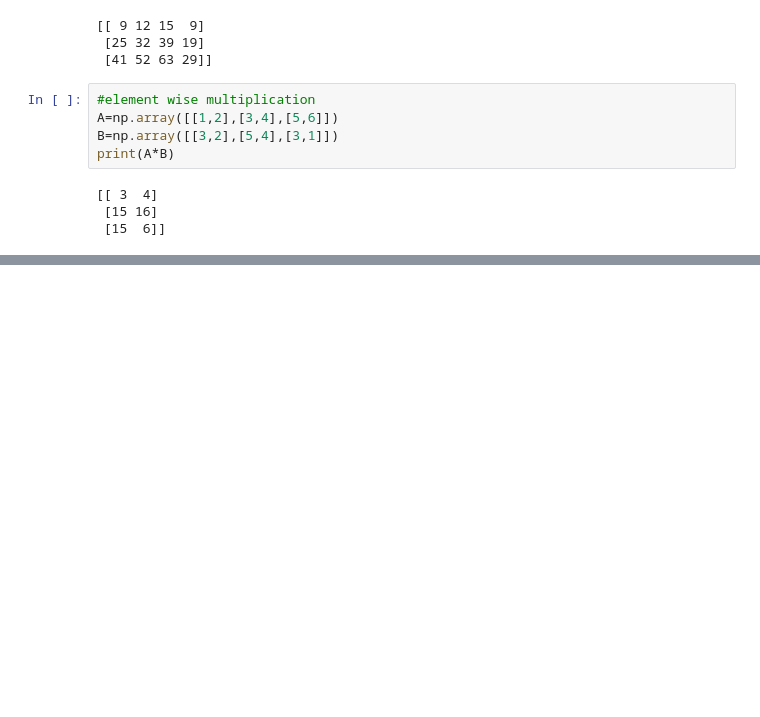
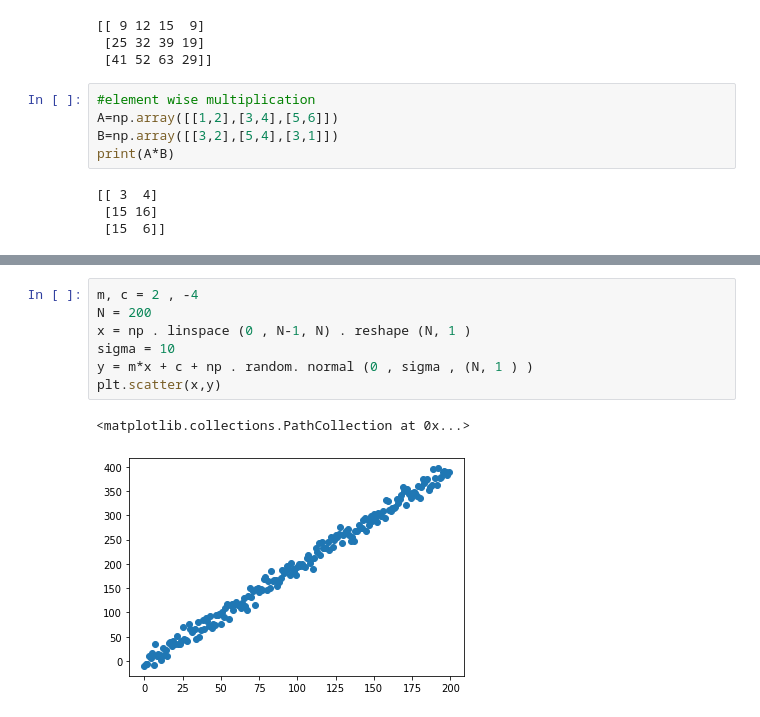
Before and after one commit to sanjith1999/EN2550-Assignments, a Jupyter notebook: Exercises/e1.ipynb, the cells around one changed output, grey strips where cells are left out. Cells and saved outputs as stored; diff of their text form; blank space fills up the shorter version.

```diff
--- a/Exercises/e1.ipynb
+++ b/Exercises/e1.ipynb
@@ -64,0 +131,10 @@ print(rand_array[2:5,0:2])
+# %%
+m, c = 2 , -4
+N = 200
+x = np . linspace (0 , N-1, N) . reshape (N, 1 )
+sigma = 10
+y = m*x + c + np . random. normal (0 , sigma , (N, 1 ) )
+plt.scatter(x,y)
+# %% [output]
+<matplotlib.collections.PathCollection at 0x...>
+[figure, added]
```
Also changed, not shown: parts of 14 cells of this notebook.
